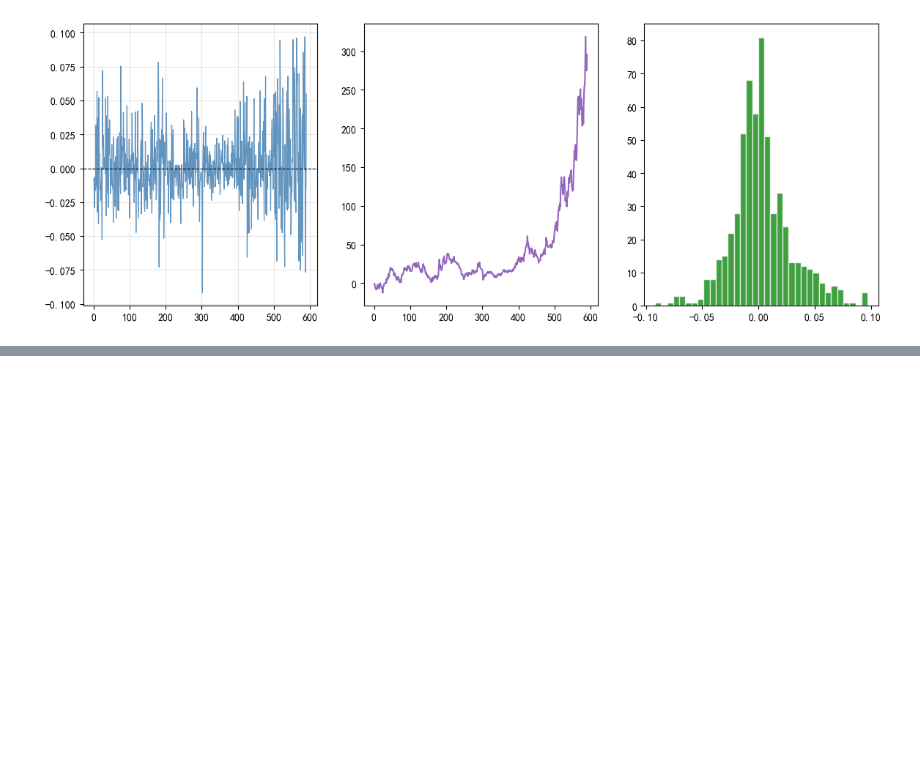
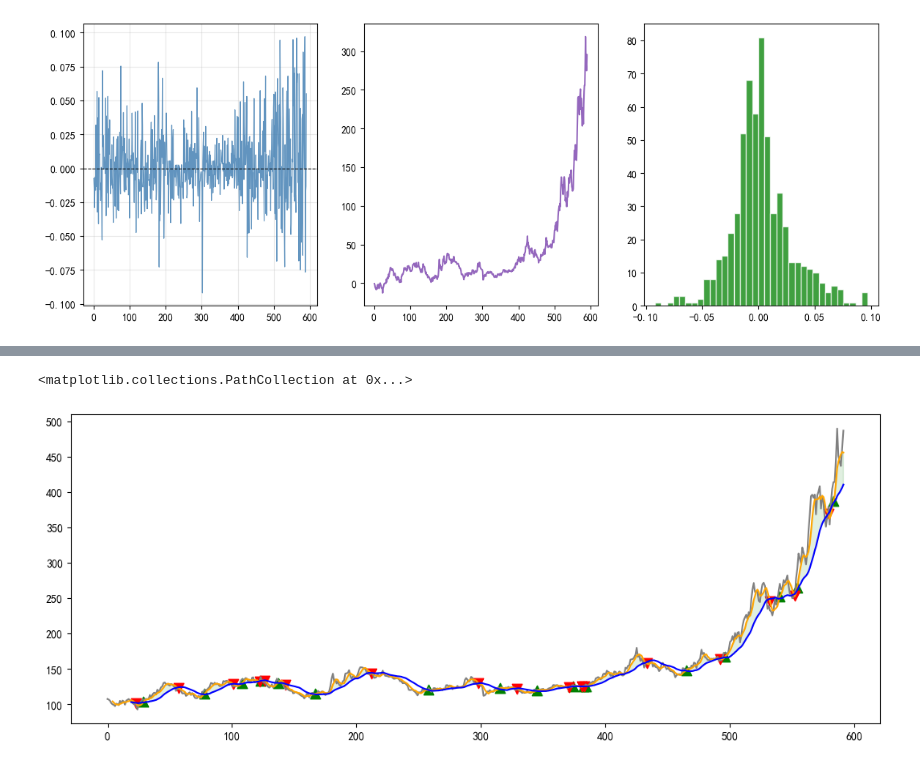
Before and after one commit to ChenxiWang-Dawn/Quant, a Jupyter notebook: notebooks/learnQuant.ipynb, the cells around one changed output, grey strips where cells are left out. Cells and saved outputs as stored; diff of their text form; code cells hidden in the pictures; blank space fills up the shorter version.

```diff
--- a/notebooks/learnQuant.ipynb
+++ b/notebooks/learnQuant.ipynb
@@ -277,3 +265,15 @@ Name: close, Length: 590, dtype: float64
          0.09705744]),
  <BarContainer object of 35 artists>)
 [figure]
+# %%
+# 3 移动平均线策略
+data  = get_a_stock_daily("600522","20240101","20260616", adjust="hfq")
+
+df = data['close'].dropna().copy()
+display(df)
+df = data[['close']].dropna().copy()
+df.columns=['close']
+df['MA5'] = df['close'].rolling(5).mean()
+df['MA20'] = df['close'].rolling(20).mean()
+print('---------------------')
+display(df)
@@ -279,0 +308,21 @@ Name: close, Length: 590, dtype: float64
+# %%
+
+plt.figure(figsize=(13,5))
+plt.plot(df.index, df['close'], color='gray')
+plt.plot(df.index, df['MA5'], color='orange')
+plt.plot(df.index, df['MA20'], color='blue')
+
+df['spread']=df['MA5']-df['MA20']
+df['cross'] = np.sign(df['spread']).diff()
+
+golden=df[df['cross']==2].dropna(subset=['MA5','MA20'])
+death=df[df['cross']==-2].dropna(subset=['MA5','MA20'])
+
+plt.fill_between(df.index, df['MA5'], df['MA20'],
+                where=(df['MA5'] >= df['MA20']),
+                interpolate=True, alpha=0.12, color='green', label='MA5 > MA20')
+plt.scatter(golden.index, golden['MA5'], marker='^',s=80, color='green')
+plt.scatter(death.index, death['MA5'], marker='v',s=80, color='red')
+# %% [output]
+<matplotlib.collections.PathCollection at 0x...>
+[figure, added]
```
Also changed, not shown: parts of 5 cells of this notebook, 2 other files.
